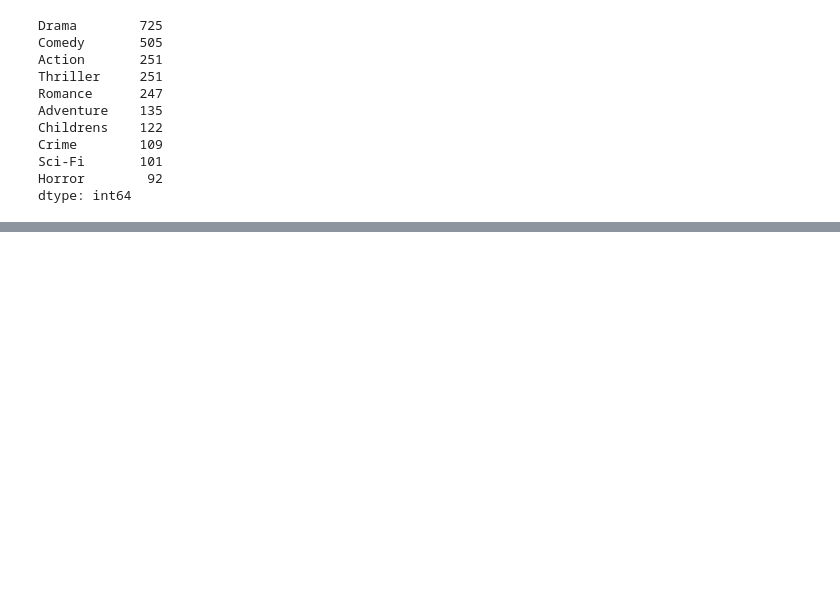
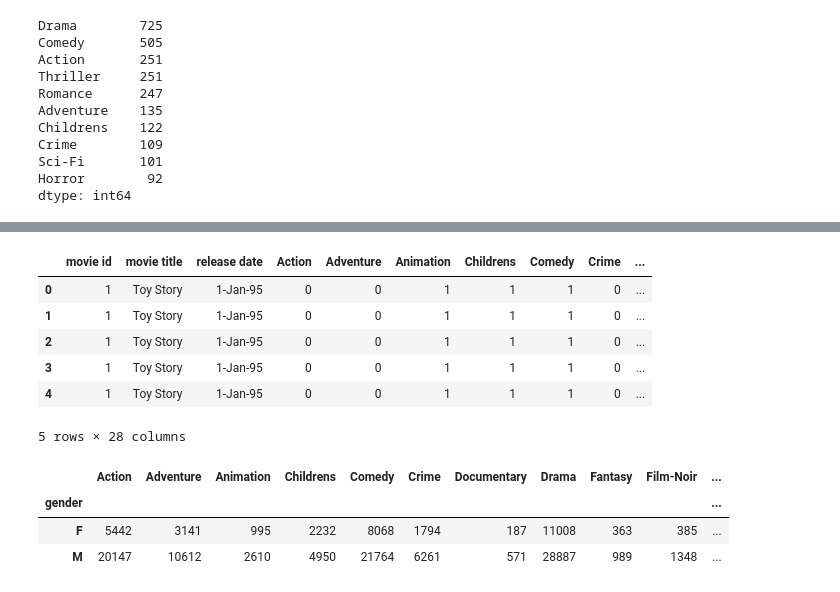
Before and after one commit to apbadzioch/DataSci_FA24, a Jupyter notebook: Module_09/Badzioch_Lab09.ipynb, the cells around one changed output, grey strips where cells are left out. Saved outputs shown, nothing was run; the diff lists cells and outputs as text; code cells hidden in the pictures; blank space fills up the shorter version.

```diff
--- a/Module_09/Badzioch_Lab09.ipynb
+++ b/Module_09/Badzioch_Lab09.ipynb
@@ -402,0 +696,19 @@ dtype: int64
+# %%
+# merge all datasets
+all_data = merged_df.merge(user, on='user id')
+all_data.head()
+# %% [output]
+|  | movie id | movie title | release date | Action | Adventure | Animation | Childrens | Comedy | Crime | ... |
+| 0 | 1 | Toy Story | 1-Jan-95 | 0 | 0 | 1 | 1 | 1 | 0 | ... |
+| 1 | 1 | Toy Story | 1-Jan-95 | 0 | 0 | 1 | 1 | 1 | 0 | ... |
+| 2 | 1 | Toy Story | 1-Jan-95 | 0 | 0 | 1 | 1 | 1 | 0 | ... |
+| 3 | 1 | Toy Story | 1-Jan-95 | 0 | 0 | 1 | 1 | 1 | 0 | ... |
+| 4 | 1 | Toy Story | 1-Jan-95 | 0 | 0 | 1 | 1 | 1 | 0 | ... |
+5 rows × 28 columns
+# %%
+all_data.groupby('gender').sum().loc[:, 'Action':'Western']
+# %% [output]
+|  | Action | Adventure | Animation | Childrens | Comedy | Crime | Documentary | Drama | Fantasy | Film-Noir | ... |
+| gender |  |  |  |  |  |  |  |  |  |  | ... |
+| F | 5442 | 3141 | 995 | 2232 | 8068 | 1794 | 187 | 11008 | 363 | 385 | ... |
+| M | 20147 | 10612 | 2610 | 4950 | 21764 | 6261 | 571 | 28887 | 989 | 1348 | ... |
```
Also changed, not shown: parts of 40 cells of this notebook, 4 other files.
